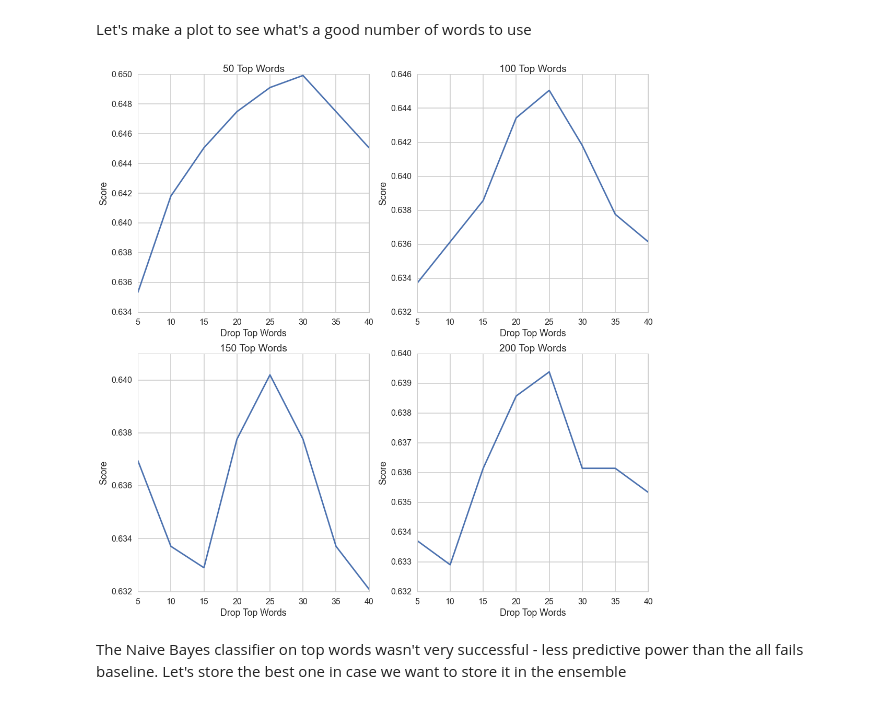
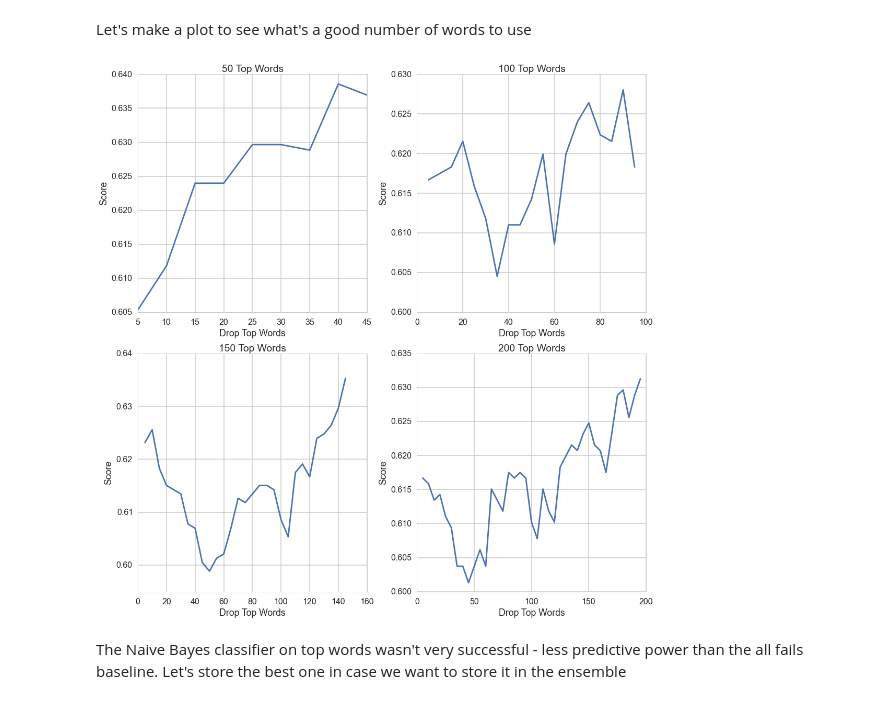
Before and after one commit to nicodri/CS109_crunchbase, a Jupyter notebook: EnsembleAnalysis.ipynb, the cells around one changed output. Saved outputs shown, nothing was run; the diff lists cells and outputs as text; code cells hidden in the pictures.

Commit message:
updated graphs

```diff
--- a/EnsembleAnalysis.ipynb
+++ b/EnsembleAnalysis.ipynb
@@ -552,7 +556,7 @@ X_train_bal.to_csv("tmp/X_train_bal.csv", index=True, header=True, encoding="utf
 y_train_bal.to_csv("tmp/y_train_bal.csv", index=True, header=True, encoding="utf-8")
 # %%
 X_train_bal = pd.read_csv("tmp/X_train_bal.csv", index_col='Unnamed: 0')
-y_train_bal = pd.read_csv("tmp/y_train_bal.csv", index_col='Unnamed: 0')
+y_train_bal = pd.read_csv("tmp/y_train_bal.csv", index_col='Unnamed: 0').success
 # %%
 # GRAPH THE N_NEIGBORS (X-AXIS)  BY ACCURACY (Y-AXIS)!
 # Large-grained
@@ -641,3 +645,6 @@ plt.show()
 [figure]
 # %% [markdown]
 The full training data gives a better prediction on the validation set - however it's quite choppy. It doesn't seem like this is a very reliable model, whereas with the balanced data set it was a relatively smooth peak to a maximum. Let's stick with that and move to more models, hopefully by the end we can have an ensemble of models that can perform better together
+# %%
+knc = KNeighborsClassifier(n_neighbors=max_neighbors)
+knc.fit(X_train_bal, y_train_bal)
@@ -747,18 +757,18 @@ all_words=adjectives+nouns
 Let's make a plot to see what's a good number of words to use
 # %%
 num_words = [50, 100, 150, 200]
-drop_words = [5, 10, 15, 20, 25, 30, 35, 40]
 fig, axes = plt.subplots(nrows = 2, ncols=2, figsize=(15,15), tight_layout=True)
 for ax, num in zip(axes.ravel(), num_words):
     scores = []
+    drop_words = range(5, num-4, 5)
     for drop in drop_words:
         scores.append(score_nb(num, drop))
     ax.plot(drop_words, scores)
     ax.set_title(str(num) + " Top Words")
     ax.set_xlabel("Drop Top Words")
     ax.set_ylabel("Score")
 # %% [output]
-[figure, old version]
+[figure, new version]
 # %% [markdown]
 The Naive Bayes classifier on top words wasn't very successful - less predictive power than the all fails baseline. Let's store the best one in case we want to store it in the ensemble
 # %%
```
Also changed, not shown: parts of 20 cells of this notebook.
